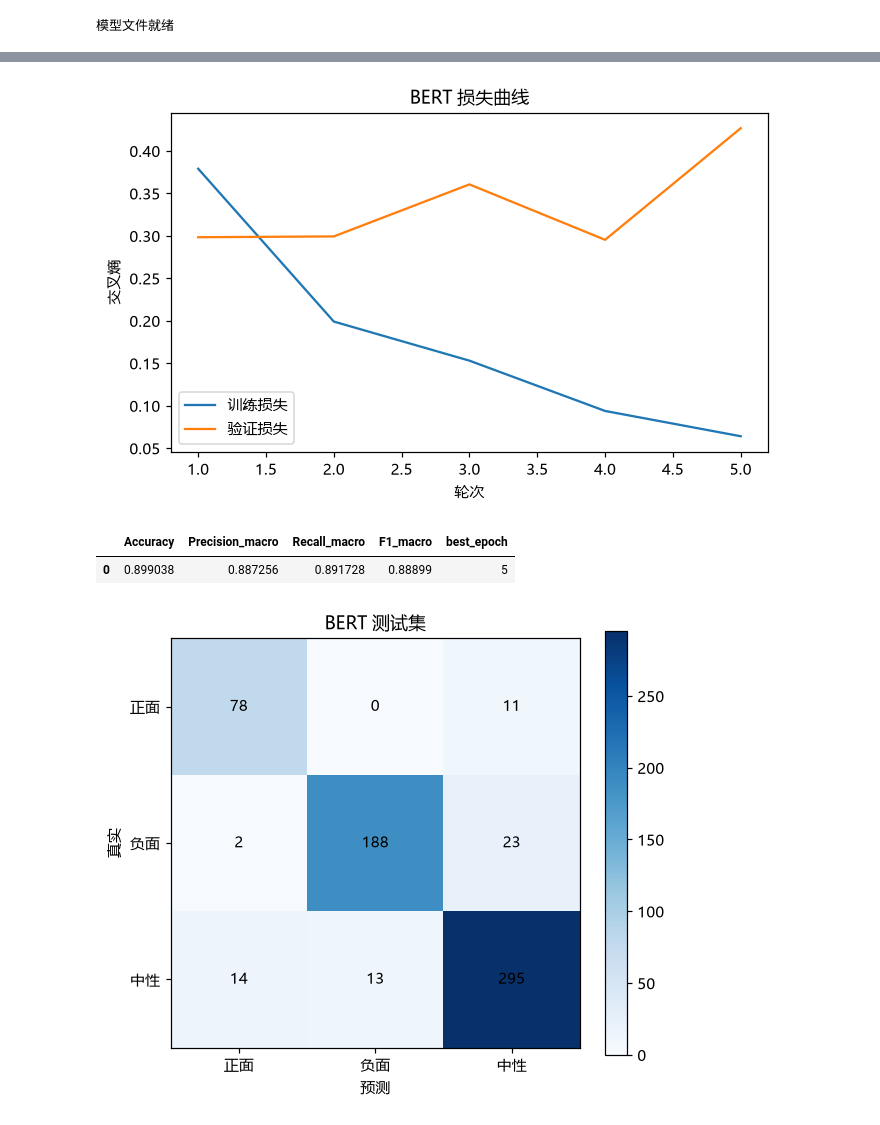
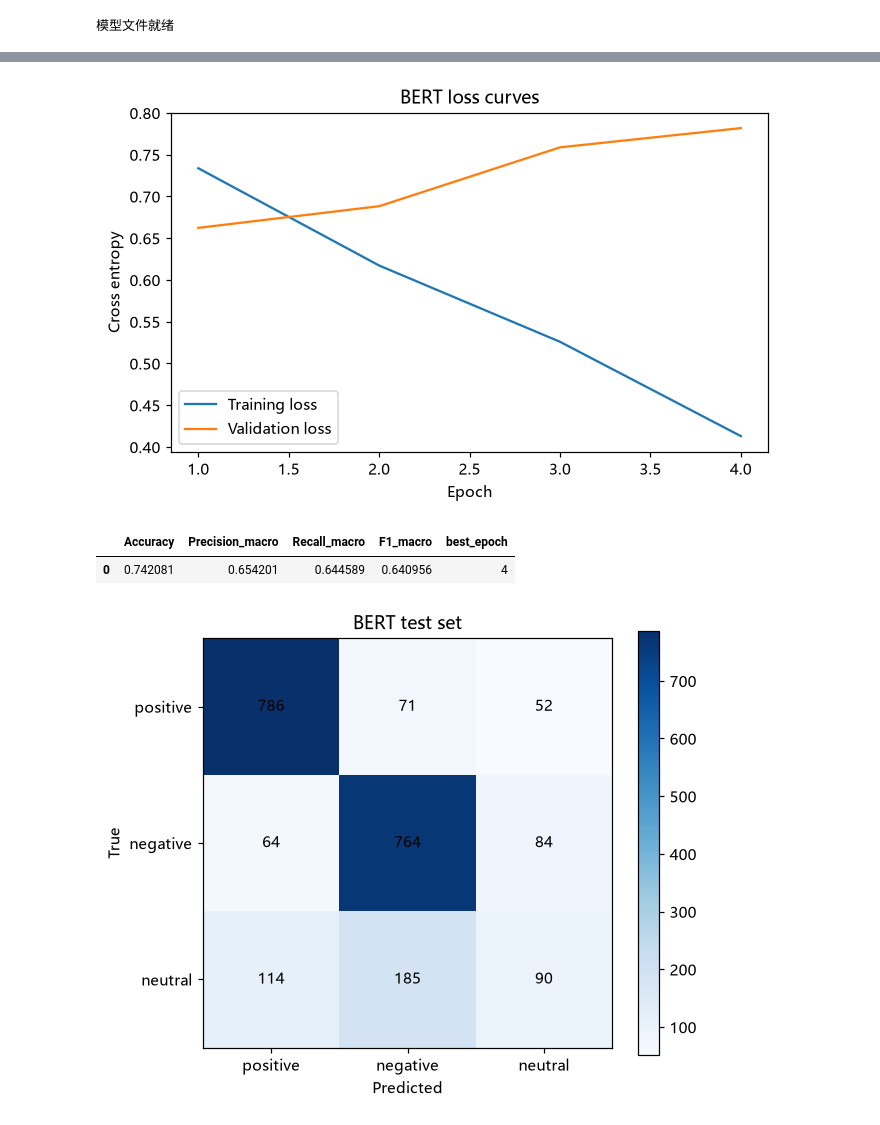
Before and after one commit to GC-SHIRO/DeepLearning-exp, a Jupyter notebook: exp5/exp5B.ipynb, the cells around one changed output, grey strips where cells are left out. Drawn from its saved outputs; the diff is of its cells as text; code cells hidden in the pictures.

```diff
--- a/exp5/exp5B.ipynb
+++ b/exp5/exp5B.ipynb
@@ -37,7 +37,7 @@ E:\CODE\DeepLearning-exp\.cache\exp5-env\Scripts\python.exe 2.14.1+cu130 cuda
 # %%
 # 缺少本地模型文件时，从指定官方模型仓库下载；以后复用缓存。
 import requests
-model_files={'google-bert/bert-base-chinese':['config.json','model.safetensors','vocab.txt','tokenizer_config.json','tokenizer.json'],
+model_files={'google-bert/bert-base-uncased':['config.json','model.safetensors','vocab.txt','tokenizer_config.json','tokenizer.json'],
              'openai-community/openai-gpt':['config.json','model.safetensors','vocab.json','merges.txt','tokenizer_config.json','tokenizer.json']}
 needed=list(model_files) if EXPERIMENT=='exp5A' else [list(model_files)[0 if EXPERIMENT=='exp5B' else 1]]
 for repo in needed:
@@ -89,5 +89,6 @@ display(pd.crosstab(df.split,df.label).rename(columns=dict(enumerate(names))))
 # %%
 from transformers import BertTokenizer, BertForSequenceClassification
-bt=BertTokenizer.from_pretrained(CACHE/'bert-base-chinese')
-bert=BertForSequenceClassification.from_pretrained(CACHE/'bert-base-chinese',num_labels=3,attn_implementation='eager').to(device)
+bt=BertTokenizer.from_pretrained(CACHE/'bert-base-uncased')
+torch.manual_seed(SEED)
+bert=BertForSequenceClassification.from_pretrained(CACHE/'bert-base-uncased',num_labels=3,attn_implementation='eager').to(device)
 # %% [output]
@@ -151,7 +152,7 @@ for layer in bert.bert.encoder.layer[-4:]:
     for p in layer.parameters():p.requires_grad=True
 for module in [bert.bert.pooler,bert.classifier]:
     for p in module.parameters():p.requires_grad=True
-encoded=bt(df.text_clean.tolist(),padding='max_length',truncation=True,max_length=80,return_tensors='pt')
+encoded=bt(df.text_clean.tolist(),padding='max_length',truncation=True,max_length=96,return_tensors='pt')
 y=torch.tensor(df.label.to_numpy());loaders={s:DataLoader(TensorDataset(encoded.input_ids[ids],encoded.attention_mask[ids],y[ids]),batch_size=16,shuffle=s=='train') for s,ids in [('train',tr),('val',va),('test',te)]}
 optimizer=torch.optim.AdamW([p for p in bert.parameters() if p.requires_grad],lr=3e-5,weight_decay=.01)
 def epoch_run(loader,train=False):
@@ -166,10 +167,11 @@ def epoch_run(loader,train=False):
             total+=o.loss.item()*len(ids);count+=len(ids);pred.extend(o.logits.argmax(-1).cpu().tolist())
     return total/count,pred
 records=[];best=-1;best_epoch=0
-for epoch in range(1,6):
+for epoch in range(1,5):
     tl,_=epoch_run(loaders['train'],True);vl,vp=epoch_run(loaders['val']);f=metrics(df.loc[va,'label'],vp)['F1_macro'];records.append(dict(epoch=epoch,train_loss=tl,val_loss=vl,val_f1=f))
     if f>best:
         best=f;best_epoch=epoch;torch.save(bert.state_dict(),CACHE/'bert_finetuned.pt')
+    pd.DataFrame(records).to_csv(RESULT/'training_history.csv',index=False)
     print(epoch,records[-1],flush=True)
 bert.load_state_dict(torch.load(CACHE/'bert_finetuned.pt',map_location=device,weights_only=True));_,pred=epoch_run(loaders['test'])
 # %% [output]
@@ -181,18 +182,18 @@ bert.load_state_dict(torch.load(CACHE/'bert_finetuned.pt',map_location=device,we
 # %%
 history=pd.DataFrame(records);history.to_csv(RESULT/'training_history.csv',index=False)
-fig,ax=plt.subplots(figsize=(7,4));ax.plot(history.epoch,history.train_loss,label='训练损失');ax.plot(history.epoch,history.val_loss,label='验证损失');ax.set(xlabel='轮次',ylabel='交叉熵',title=TITLE+' 损失曲线');ax.legend();savefig('training_curves')
+fig,ax=plt.subplots(figsize=(7,4));ax.plot(history.epoch,history.train_loss,label='Training loss');ax.plot(history.epoch,history.val_loss,label='Validation loss');ax.set(xlabel='Epoch',ylabel='Cross entropy',title=TITLE+' loss curves');ax.legend();savefig('training_curves')
 result=metrics(df.loc[te,'label'],pred);result['best_epoch']=best_epoch
 pd.DataFrame([result]).to_csv(RESULT/'metrics.csv',index=False);display(pd.DataFrame([result]))
-out=df.loc[te,['text_clean','emotion','label']].copy();out['prediction']=pred;out.to_csv(RESULT/'test_predictions.csv',index=False,encoding='utf-8-sig')
+out=df.loc[te,['text_clean','source_label_text','label']].copy();out['prediction']=pred;out.to_csv(RESULT/'test_predictions.csv',index=False,encoding='utf-8-sig')
 pd.DataFrame(classification_report(df.loc[te,'label'],pred,labels=[0,1,2],target_names=names,output_dict=True,zero_division=0)).T.to_csv(RESULT/'class_metrics.csv',encoding='utf-8-sig')
-cm=confusion_matrix(df.loc[te,'label'],pred,labels=[0,1,2]);fig,ax=plt.subplots(figsize=(6,5));im=ax.imshow(cm,cmap='Blues');ax.set_xticks(range(3),names);ax.set_yticks(range(3),names);ax.set(xlabel='预测',ylabel='真实',title=TITLE+' 测试集')
+cm=confusion_matrix(df.loc[te,'label'],pred,labels=[0,1,2]);fig,ax=plt.subplots(figsize=(6,5));im=ax.imshow(cm,cmap='Blues');ax.set_xticks(range(3),names);ax.set_yticks(range(3),names);ax.set(xlabel='Predicted',ylabel='True',title=TITLE+' test set')
 for i in range(3):
     for j in range(3):ax.text(j,i,str(cm[i,j]),ha='center',va='center')
 fig.colorbar(im,ax=ax);savefig('performance')
 # %% [output]
-[figure, old version]
+[figure, new version]
 |  | Accuracy | Precision_macro | Recall_macro | F1_macro | best_epoch |
-| 0 | 0.899038 | 0.887256 | 0.891728 | 0.88899 | 5 |
+| 0 | 0.742081 | 0.654201 | 0.644589 | 0.640956 | 4 |
-[figure, old version]
+[figure, new version]
 # %%
 after=attention_arrays(bert,bi.input_ids,bi.attention_mask)
```
Also changed, not shown: parts of 11 cells of this notebook, 46 other files.
